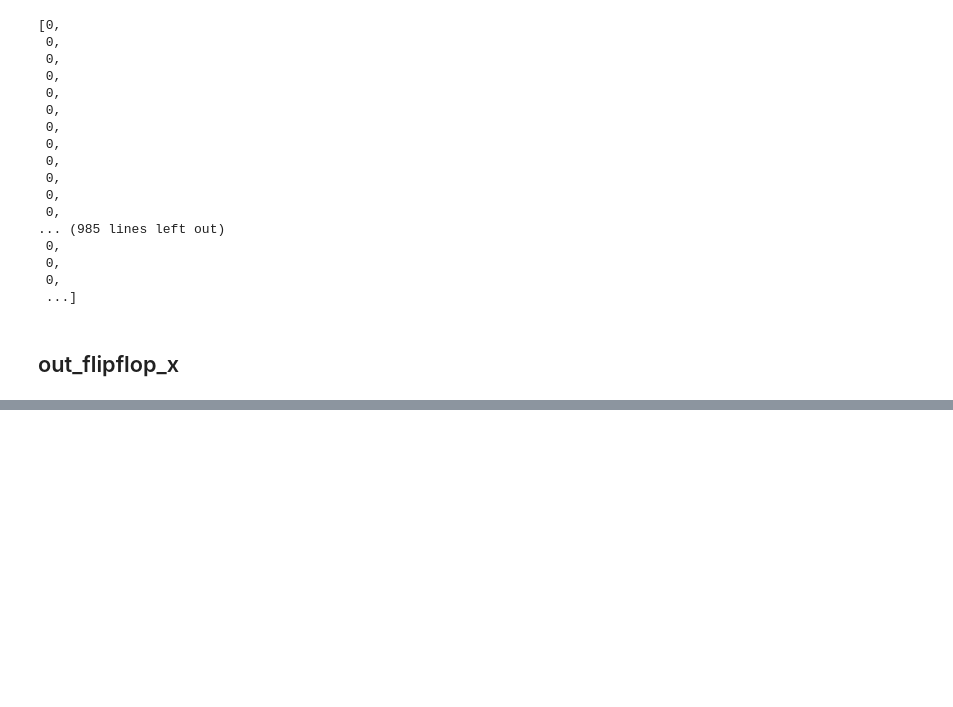
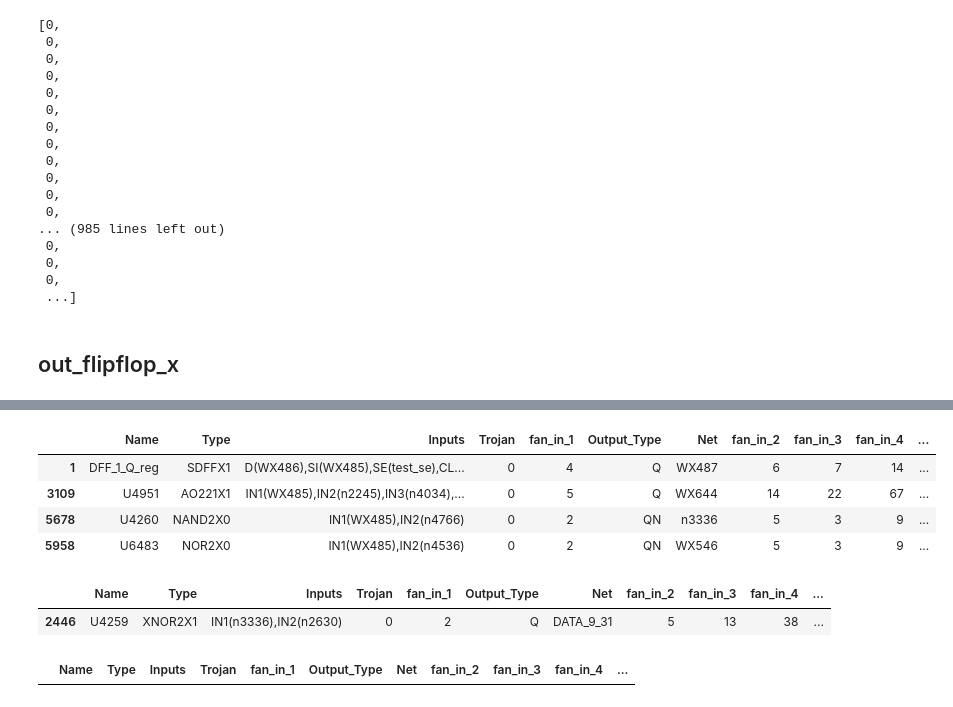
Before and after one commit to ramsrk7/Trojan-Detection, a Jupyter notebook: Benchmarks/s35932-T200/Feature Extraction.ipynb, the cells around one changed output, grey strips where cells are left out. Cells and saved outputs as stored; diff of their text form; code cells hidden in the pictures; blank space fills up the shorter version.

```diff
--- a/Benchmarks/s35932-T200/Feature Extraction.ipynb
+++ b/Benchmarks/s35932-T200/Feature Extraction.ipynb
@@ -796,0 +911,17 @@ KeyError: '[nan nan nan ... nan nan nan] not in index'
+# %%
+new[new['Inputs'].str.contains('(WX485)', regex=False)]
+# %% [output]
+|  | Name | Type | Inputs | Trojan | fan_in_1 | Output_Type | Net | fan_in_2 | fan_in_3 | fan_in_4 | ... |
+| 1 | DFF_1_Q_reg | SDFFX1 | D(WX486),SI(WX485),SE(test_se),CL... | 0 | 4 | Q | WX487 | 6 | 7 | 14 | ... |
+| 3109 | U4951 | AO221X1 | IN1(WX485),IN2(n2245),IN3(n4034),... | 0 | 5 | Q | WX644 | 14 | 22 | 67 | ... |
+| 5678 | U4260 | NAND2X0 | IN1(WX485),IN2(n4766) | 0 | 2 | QN | n3336 | 5 | 3 | 9 | ... |
+| 5958 | U6483 | NOR2X0 | IN1(WX485),IN2(n4536) | 0 | 2 | QN | WX546 | 5 | 3 | 9 | ... |
+# %%
+new[new['Inputs'].str.contains('(n3336)', regex=False)]
+# %% [output]
+|  | Name | Type | Inputs | Trojan | fan_in_1 | Output_Type | Net | fan_in_2 | fan_in_3 | fan_in_4 | ... |
+| 2446 | U4259 | XNOR2X1 | IN1(n3336),IN2(n2630) | 0 | 2 | Q | DATA_9_31 | 5 | 13 | 38 | ... |
+# %%
+new[new['Inputs'].str.contains('(DATA_9_31)', regex=False)]
+# %% [output]
+|  | Name | Type | Inputs | Trojan | fan_in_1 | Output_Type | Net | fan_in_2 | fan_in_3 | fan_in_4 | ... |
```
Also changed, not shown: parts of 45 cells of this notebook, 1 other file.
